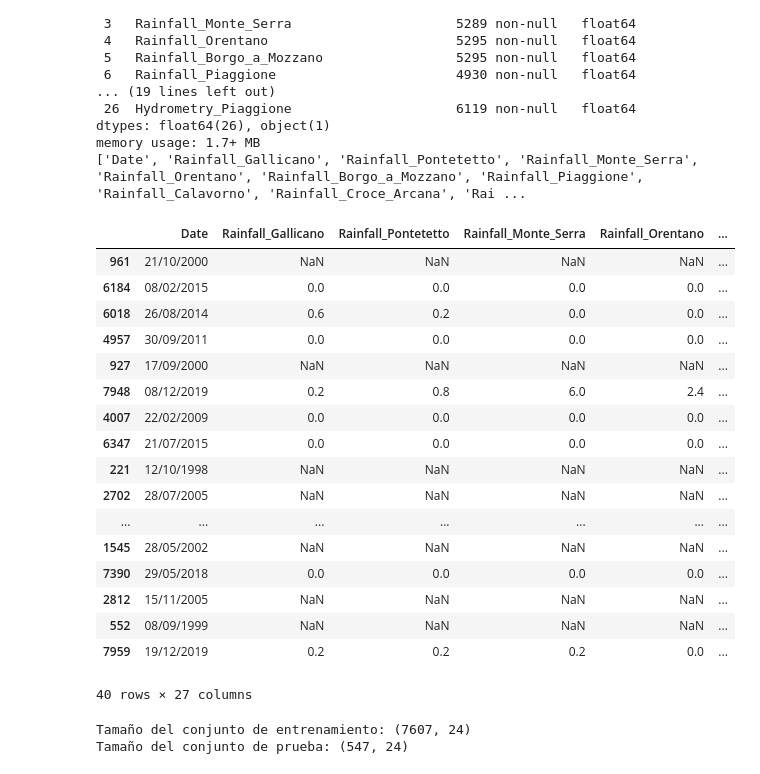
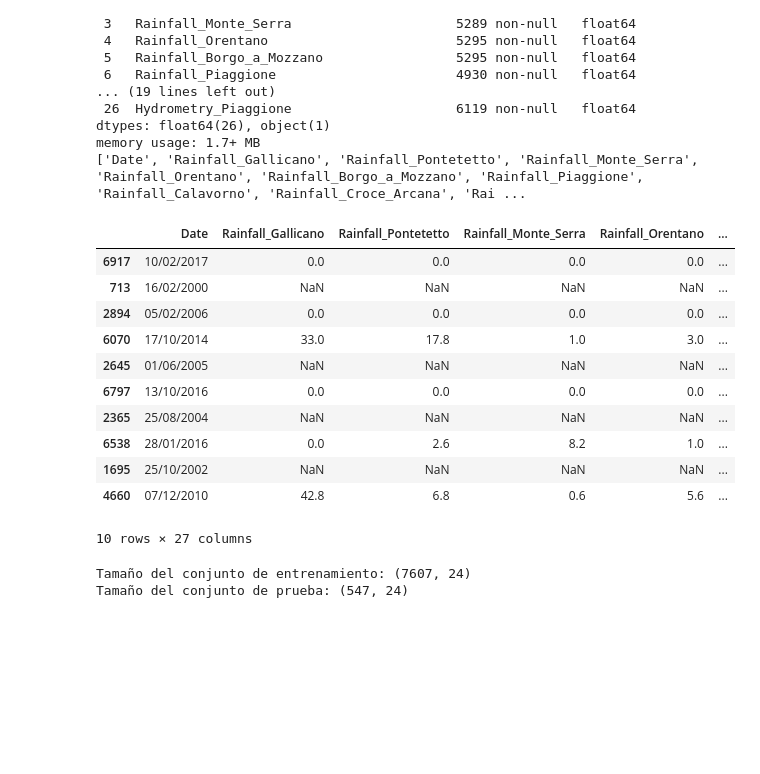
Before and after one commit to johnfbeltranc/time_series_kaggle, a Jupyter notebook: notebooks/time_series.ipynb, the cells around one changed output. Cells and saved outputs as stored; diff of their text form; code cells hidden in the pictures; blank space fills up the shorter version.

```diff
--- a/notebooks/time_series.ipynb
+++ b/notebooks/time_series.ipynb
@@ -37,26 +37,20 @@ dtypes: float64(26), object(1)
 memory usage: 1.7+ MB
 ['Date', 'Rainfall_Gallicano', 'Rainfall_Pontetetto', 'Rainfall_Monte_Serra', 'Rainfall_Orentano', 'Rainfall_Borgo_a_Mozzano', 'Rainfall_Piaggione', 'Rainfall_Calavorno', 'Rainfall_Croce_Arcana', 'Rai ...
 # %%
-df_raw.sample(40)
+df_raw.sample(10)
 # %% [output]
 |  | Date | Rainfall_Gallicano | Rainfall_Pontetetto | Rainfall_Monte_Serra | Rainfall_Orentano | ... |
-| 961 | 21/10/2000 | NaN | NaN | NaN | NaN | ... |
-| 6184 | 08/02/2015 | 0.0 | 0.0 | 0.0 | 0.0 | ... |
-| 6018 | 26/08/2014 | 0.6 | 0.2 | 0.0 | 0.0 | ... |
-| 4957 | 30/09/2011 | 0.0 | 0.0 | 0.0 | 0.0 | ... |
-| 927 | 17/09/2000 | NaN | NaN | NaN | NaN | ... |
-| 7948 | 08/12/2019 | 0.2 | 0.8 | 6.0 | 2.4 | ... |
-| 4007 | 22/02/2009 | 0.0 | 0.0 | 0.0 | 0.0 | ... |
-| 6347 | 21/07/2015 | 0.0 | 0.0 | 0.0 | 0.0 | ... |
-| 221 | 12/10/1998 | NaN | NaN | NaN | NaN | ... |
-| 2702 | 28/07/2005 | NaN | NaN | NaN | NaN | ... |
-| ... | ... | ... | ... | ... | ... | ... |
-| 1545 | 28/05/2002 | NaN | NaN | NaN | NaN | ... |
-| 7390 | 29/05/2018 | 0.0 | 0.0 | 0.0 | 0.0 | ... |
-| 2812 | 15/11/2005 | NaN | NaN | NaN | NaN | ... |
-| 552 | 08/09/1999 | NaN | NaN | NaN | NaN | ... |
-| 7959 | 19/12/2019 | 0.2 | 0.2 | 0.2 | 0.0 | ... |
+| 6917 | 10/02/2017 | 0.0 | 0.0 | 0.0 | 0.0 | ... |
+| 713 | 16/02/2000 | NaN | NaN | NaN | NaN | ... |
+| 2894 | 05/02/2006 | 0.0 | 0.0 | 0.0 | 0.0 | ... |
+| 6070 | 17/10/2014 | 33.0 | 17.8 | 1.0 | 3.0 | ... |
+| 2645 | 01/06/2005 | NaN | NaN | NaN | NaN | ... |
+| 6797 | 13/10/2016 | 0.0 | 0.0 | 0.0 | 0.0 | ... |
+| 2365 | 25/08/2004 | NaN | NaN | NaN | NaN | ... |
+| 6538 | 28/01/2016 | 0.0 | 2.6 | 8.2 | 1.0 | ... |
+| 1695 | 25/10/2002 | NaN | NaN | NaN | NaN | ... |
+| 4660 | 07/12/2010 | 42.8 | 6.8 | 0.6 | 5.6 | ... |
-40 rows × 27 columns
+10 rows × 27 columns
 # %%
 # step 2 preprocesing
 df_baking = df_raw.copy()
```
